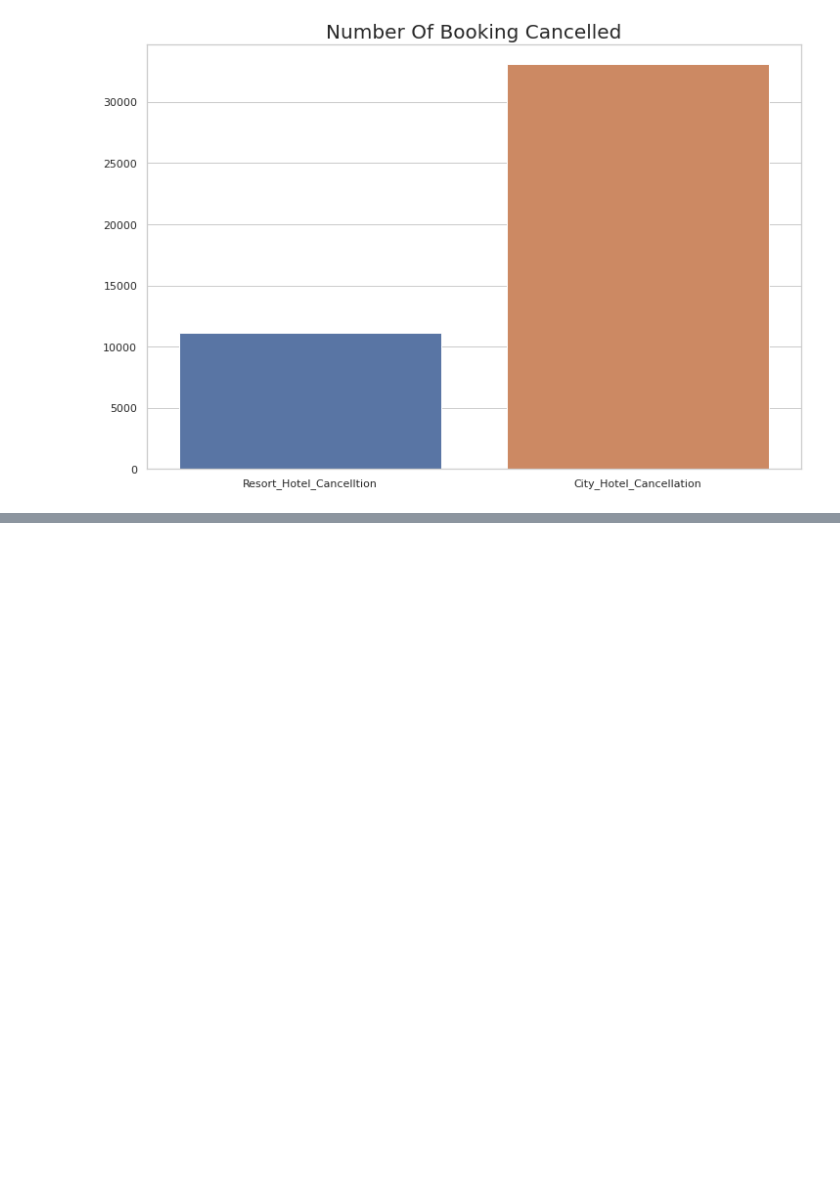
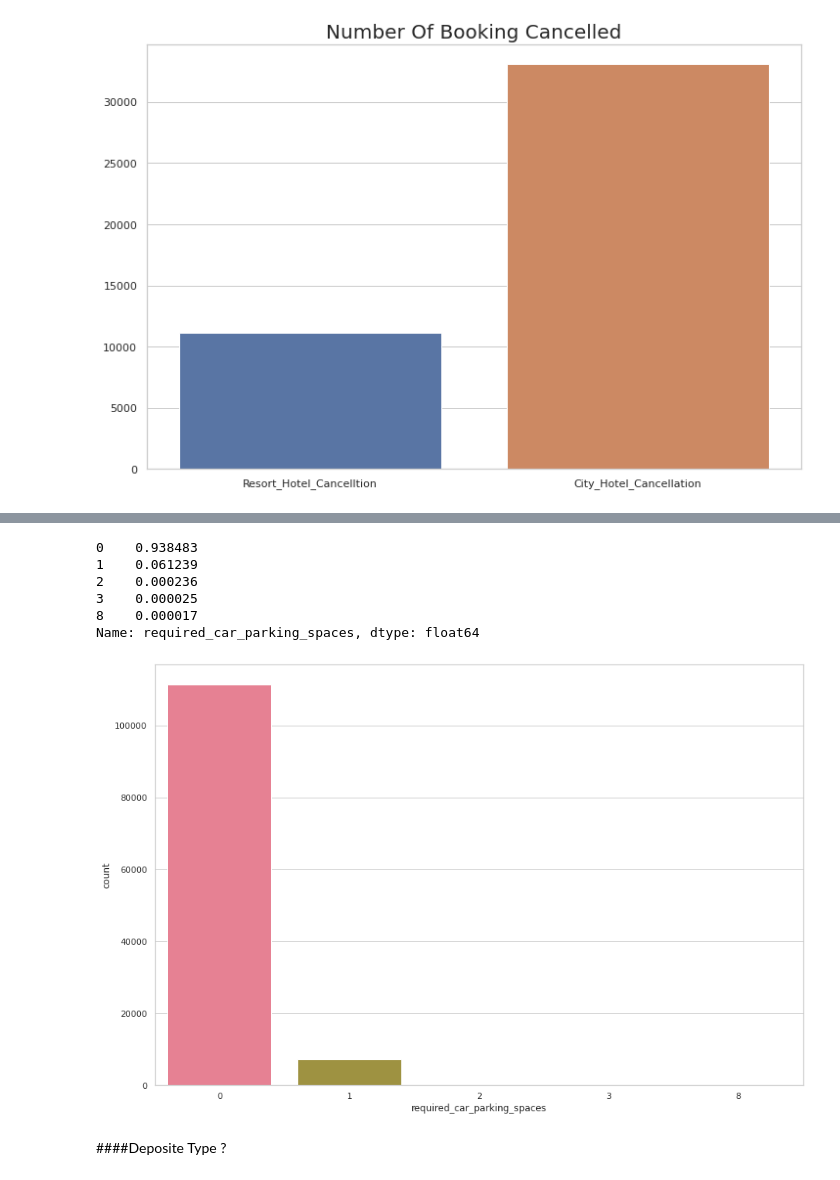
Before and after one commit to snehahampapura/Hotel-Booking-Analysis, a Jupyter notebook: Hotel_Booking_Analysis_Capstone_Project.ipynb, the cells around one changed output, grey strips where cells are left out. Drawn from its saved outputs; the diff is of its cells as text; code cells hidden in the pictures; blank space fills up the shorter version.

```diff
--- a/Hotel_Booking_Analysis_Capstone_Project.ipynb
+++ b/Hotel_Booking_Analysis_Capstone_Project.ipynb
@@ -1385,0 +1661,17 @@ sns.barplot( x=['Resort_Hotel_Cancelltion','City_Hotel_Cancellation'], y=[11120,
+# %%
+df.required_car_parking_spaces.value_counts(normalize=True)
+# %% [output]
+0    0.938483
+1    0.061239
+2    0.000236
+3    0.000025
+8    0.000017
+Name: required_car_parking_spaces, dtype: float64
+# %%
+plt.figure(figsize=(15,10))
+sns.countplot(df['required_car_parking_spaces'], palette='husl')
+plt.show()
+# %% [output]
+[figure, added]
+# %% [markdown]
+####Deposite Type ?
```
Also changed, not shown: parts of 110 cells of this notebook.
